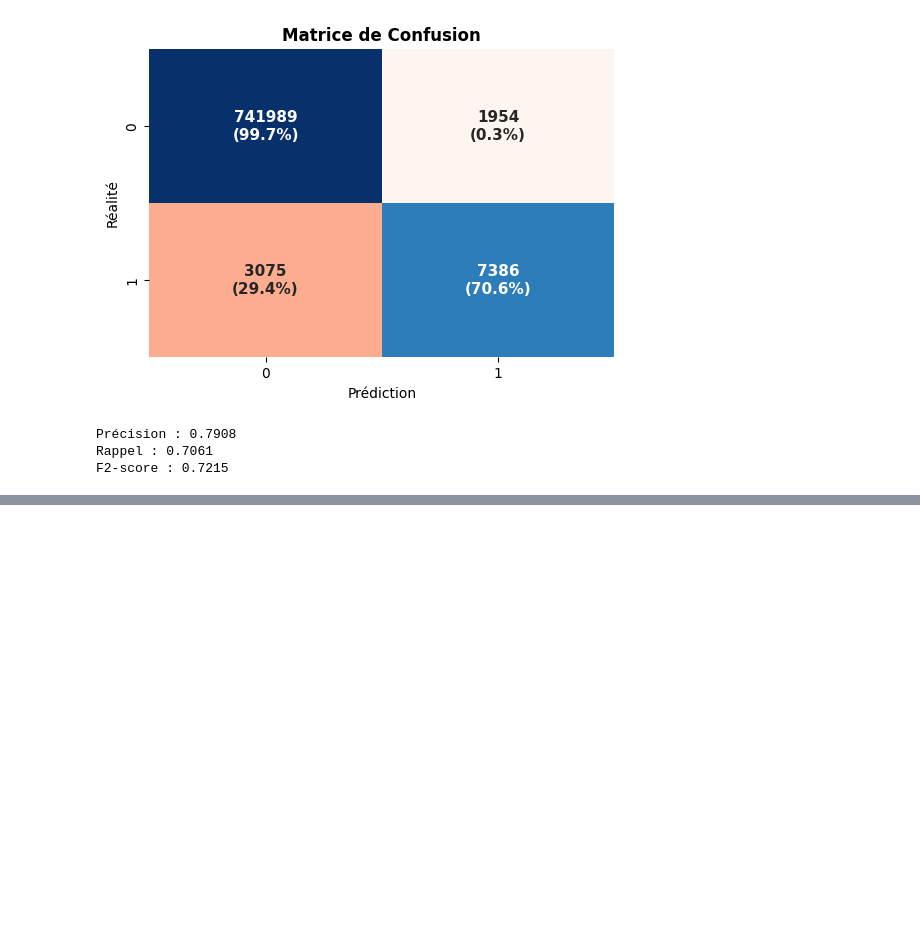
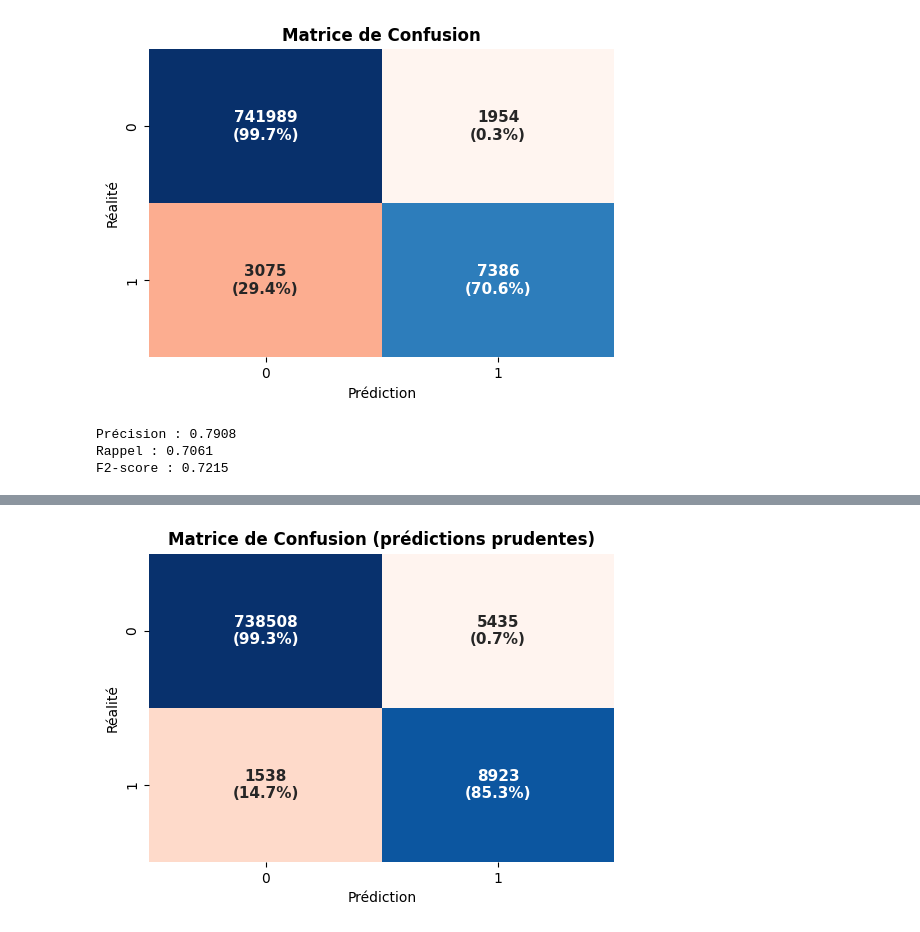
Before and after one commit to Lanouraf/Climate_Risk_Project_SWI_MS_A, a Jupyter notebook: modelisation.ipynb, the cells around one changed output, grey strips where cells are left out. Drawn from its saved outputs; the diff is of its cells as text; code cells hidden in the pictures; blank space fills up the shorter version.

Commit message:
Prédiction sécheresse prudente

```diff
--- a/modelisation.ipynb
+++ b/modelisation.ipynb
@@ -1192,3 +1296,64 @@ Le rappel et le F2-score sont élevées, mais peuvent être améliorées. La val
+# %%
+### Création d'une matrice de confusion pour évaluer les prédictions de sécheresse ###
+
+
+# Création de la matrice de confusion
+matrice_confusion2 = pd.crosstab(
+    test["SECHERESSE"],
+    test["SECHERESSE_PRED_PRUDENT"],
+    rownames = ["Vrai"],
+    colnames = ["Prédit"]
+)
+
+# Calcul des pourcentages dans la matrice de confusion
+cm_percent = matrice_confusion2.div(matrice_confusion2.sum(axis=1), axis=0) * 100
+
+# Création des labels (Nombre + %)
+labels = (np.asarray(["{0}\n({1:.1f}%)".format(count, pct)
+                      for count, pct in zip(matrice_confusion2.values.flatten(),
+                                            cm_percent.values.flatten())])
+         ).reshape(matrice_confusion2.shape)
+
+# Coloration du graphique avec seaborn
+
+# Masque pour colorer en bleu pour les bonnes réponses (diagonale)
+mask_for_blue = np.array([[False, True],
+                          [True, False]])
+
+# Masque pour colorer en rouge pour les erreurs (hors diagonale)
+mask_for_red = np.array([[True, False],
+                         [False, True]])
+
+# Création de la figure
+plt.figure(figsize=(6, 4))
+
+# Bonnes réponses en bleu (Diagonale)
+sns.heatmap(cm_percent,
+            mask = mask_for_blue,  # On cache les erreurs
+            annot = labels,
+            fmt = '',
+            cmap = 'Blues',        # Palette Bleue
+            vmin = 0, vmax = 100,    # Échelle 0-100%
+            cbar = False,          # Suppression de la barre de couleur
+            annot_kws = {"size": 11, "weight": "bold"})
+
+# Mauvaises réponses en rouge (Hors diagonale)
+sns.heatmap(cm_percent,
+            mask = mask_for_red,   # On cache les bonnes réponses
+            annot = labels,
+            fmt = '',
+            cmap = 'Reds',         # Palette Rouge
+            vmin = 0, vmax = 100,
+            cbar = False,
+            annot_kws = {"size": 11, "weight": "bold"})
+
+plt.title("Matrice de Confusion (prédictions prudentes)", fontsize = 12, weight = "bold")
+plt.ylabel("Réalité", fontsize = 10)
+plt.xlabel("Prédiction", fontsize = 10)
+
+plt.show()
+# %% [output]
+[figure, added]
 # %%
 ### Ajout de colonnes couvrant des périodes de 3 mois ###
 
```
Also changed, not shown: parts of 4 cells of this notebook.
